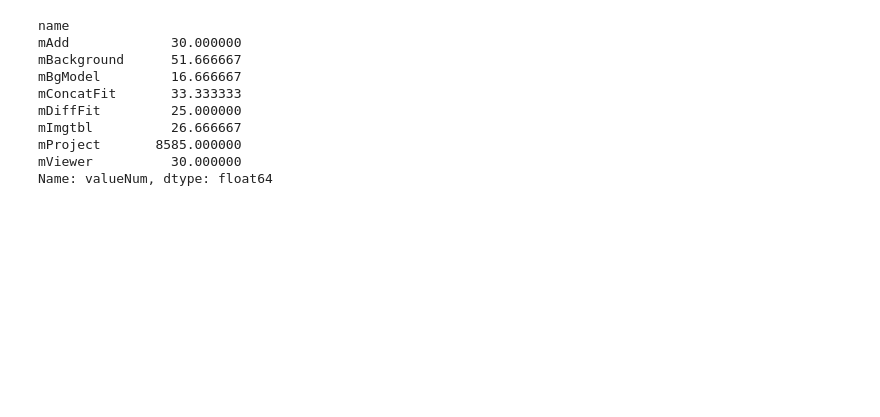
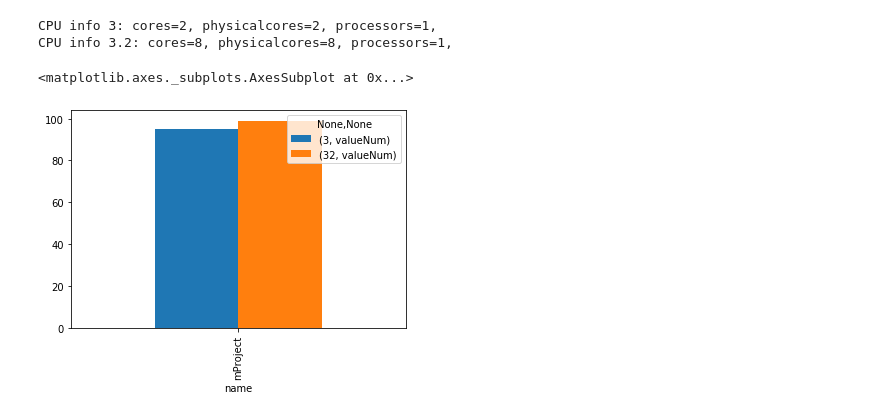
Before and after one commit to tadeq/Hyperflow-logs-analysis, a Jupyter notebook: hyperflow_analysis.ipynb, the cells around one changed output. Drawn from its saved outputs; the diff is of its cells as text; code cells hidden in the pictures; blank space fills up the shorter version.

Commit message:
Compare instance metrics

```diff
--- a/hyperflow_analysis.ipynb
+++ b/hyperflow_analysis.ipynb
@@ -29,13 +30,13 @@ METRICS_COLS = ','.join(['time', 'workflowId', 'jobId', 'name', 'parameter', 'va
 SYS_INFO_COLS = ','.join(['cpu', 'mem', 'jobId'])
 JOB_DESCRIPTION_COLS = ','.join(['workflowName', 'size', 'version', 'hyperflowId', 'jobId', 'env', 'nodeName', 'executable', 'args', 'inputs', 'outputs', 'name', 'command'])
 # %%
-def query_athena(table, columns):
-    return pd.read_sql('SELECT {} FROM hyperflow_logs.{};'.format(columns, table), conn)
+def query_athena_metrics(table):
+    metrics_df = pd.read_sql('SELECT {} FROM hyperflow_logs.{};'.format(METRICS_COLS, table), conn)
+    return metrics_df[metrics_df['time'].notnull()]
+
+def query_athena_sysinfo(table):
+    metrics_df = pd.read_sql('SELECT {} FROM hyperflow_logs.{};'.format(SYS_INFO_COLS, table), conn)
+    return metrics_df[metrics_df['cpu'].notnull()]
 
 def merge_value_num(df):
     df['valueNum'] = [val[0] if math.isnan(val[1]) else val[1] for val in zip(df['valueFloat'], df['valueInt'])]
-# %%
-metrics_df = query_athena('montage2__0_01__1_0_0__2020_06_01_18_14_25', METRICS_COLS) # aws/t3.large/montage2__0_01__1_0_0__2020_06_01_18_14_25
-metrics_df = metrics_df[metrics_df['time'].notnull()]
-merge_value_num(metrics_df)
-metrics_df
@@ -90,13 +43,42 @@ cpu_metrics_df
-# %%
-metrics_df[metrics_df['parameter']=='ctime'].groupby('name')['valueNum'].mean()
-# %% [output]
-name
-mAdd             30.000000
-mBackground      51.666667
-mBgModel         16.666667
-mConcatFit       33.333333
-mDiffFit         25.000000
-mImgtbl          26.666667
-mProject       8585.000000
-mViewer          30.000000
-Name: valueNum, dtype: float64
+# %%
+def get_resource_mean(metrics_df, resource):
+    return metrics_df[(metrics_df['parameter']==resource) & (~metrics_df['valueNum'].isna()) & (metrics_df['valueNum'] > 0)].groupby('name')['valueNum'].mean()
+
+def compare_resource_mean(metrics_df1, metrics_df2, resource):
+    ctime3 = get_resource_mean(metrics_df1, resource).to_frame()
+    ctime32 = get_resource_mean(metrics_df2, resource).to_frame()
+    merged = pd.concat([ctime3, ctime32], keys=['3','32'], axis=1)
+    #merged.plot(kind='bar')
+    return merged
+
+def print_sys_info(sys_info, component='cpu'):
+    if component == 'cpu':
+        cpu_string = sys_info.iloc[0]['cpu']
+        print(cpu_string[cpu_string.find('cores'):cpu_string.find('socket')])
+        #print('cpu speed:',sys_info.iloc[0]['cpu']['speed'])
+        #print('cpu cores:',sys_info.iloc[0]['cpu']['cores'])
+        #print('cpu physicalcores:',sys_info.iloc[0]['cpu']['physicalCores'])
+        #print('cpu processors:',sys_info.iloc[0]['cpu']['processors'])
+# %%
+# aws/t3.large/montage2__0_01__1_0_0__2020_06_01_18_14_25
+# aws/t3.2xlarge/montage2__0.01__1.0.0__2020_06_20_19_36_56
+metrics_df_large3 = query_athena_metrics('montage2__0_01__1_0_0__2020_06_01_18_14_25') # aws/t3.large/montage2__0_01__1_0_0__2020_06_01_18_14_25
+merge_value_num(metrics_df_large3)
+metrics_df_large32 = query_athena_metrics('montage2__0_01__1_0_0__2020_06_20_19_36_56') # aws/t3.large/montage2__0_01__1_0_0__2020_06_01_18_14_25
+merge_value_num(metrics_df_large32)
+# %%
+sysinfo_df_large3 = query_athena_sysinfo('montage2__0_01__1_0_0__2020_06_01_18_14_25') # aws/t3.large/montage2__0_01__1_0_0__2020_06_01_18_14_25
+sysinfo_df_large32 = query_athena_sysinfo('montage2__0_01__1_0_0__2020_06_20_19_36_56') # aws/t3.large/montage2__0_01__1_0_0__2020_06_01_18_14_25
+print('CPU info 3: ', end = '')
+print_sys_info(sysinfo_df_large3)
+print('CPU info 3.2: ', end = '')
+print_sys_info(sysinfo_df_large32)
+# %% [output]
+CPU info 3: cores=2, physicalcores=2, processors=1,
+CPU info 3.2: cores=8, physicalcores=8, processors=1,
+# %%
+comparison = compare_resource_mean(metrics_df_large3, metrics_df_large32, 'cpu')
+comparison.plot(kind='bar')
+# %% [output]
+<matplotlib.axes._subplots.AxesSubplot at 0x...>
+[figure, added]
```
Also changed, not shown: parts of 8 cells of this notebook.
